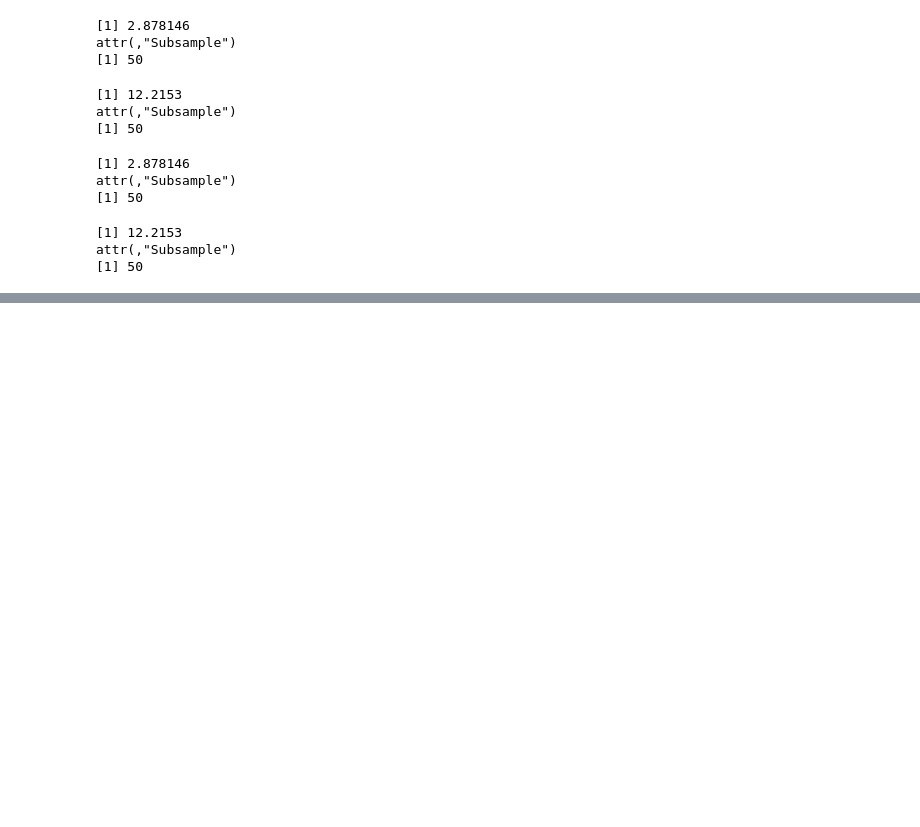
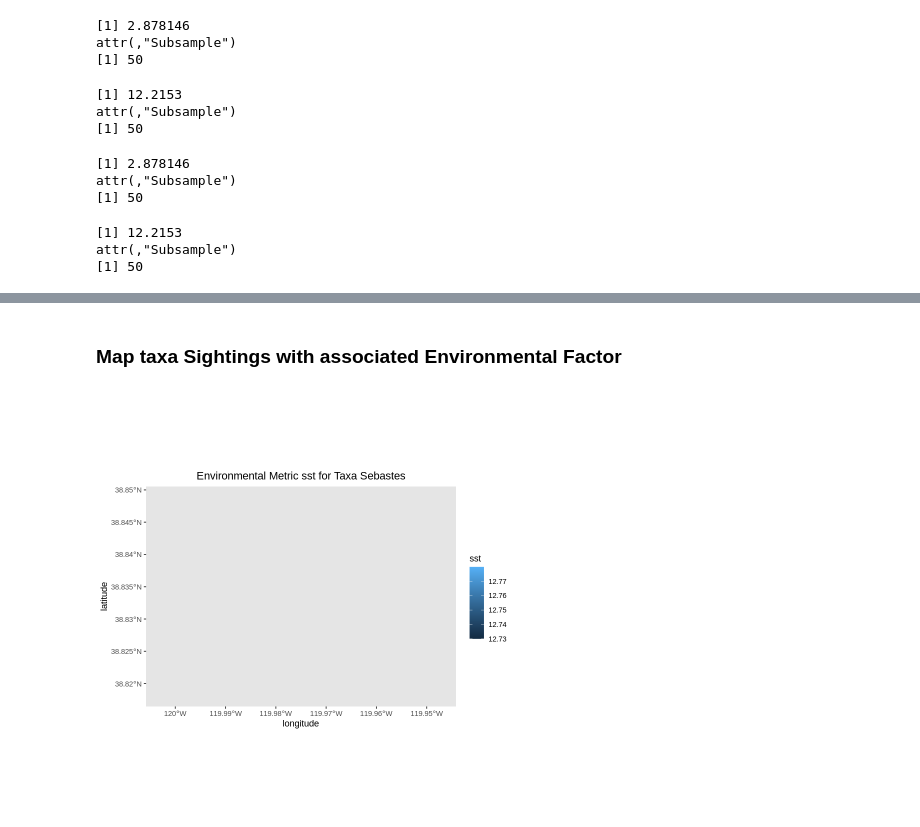
Before and after one commit to oceanhackweek/ohw20-proj-species-marine-protected-areas, a Jupyter notebook: 00_Presentation.ipynb, the cells around one changed output, grey strips where cells are left out. Saved outputs shown, nothing was run; the diff lists cells and outputs as text; code cells hidden in the pictures; blank space fills up the shorter version.

```diff
--- a/00_Presentation.ipynb
+++ b/00_Presentation.ipynb
@@ -223,0 +273,31 @@ EnvironmentalMetricPresent <- function(polygon, taxa, metric) {
+# %% [markdown]
+### Map taxa Sightings with associated Environmental Factor
+# %%
+#input: environmental dataframe, taxa, and metric of interest
+#output: map of location and metric values
+
+MapEnvironmentalMetric <- function(inputdataframe, taxa, metric) {
+
+minLon <- round(min(inputdataframe$longitude), 3)
+minLat <- round(min(inputdataframe$latitude), 3)
+maxLon <- round(max(inputdataframe$longitude), 3)
+maxLat <- round(max(inputdataframe$latitude), 3)
+
+world <- ne_countries(scale = "medium", returnclass = "sf")
+
+MetricMap <-
+    ggplot(data=world)+
+    geom_sf() +
+    geom_point(data = inputdataframe, aes_string(x = "longitude", y = "latitude", color = metric)) +
+    coord_sf(xlim = c(minLon, maxLon), ylim = c(minLat, maxLat), expand = TRUE) +
+    labs(title = paste("Environmental Metric", metric, "for Taxa", taxa)) +
+    theme(plot.title = element_text(hjust = 0.5))
+
+    return(MetricMap)
+}
+
+SebastesMAP <- MapEnvironmentalMetric(Sebastes_SoquelCanyon, "Sebastes", "sst")
+
+SebastesMAP
+# %% [output]
+[figure, added]
```
Also changed, not shown: parts of 7 cells of this notebook.
